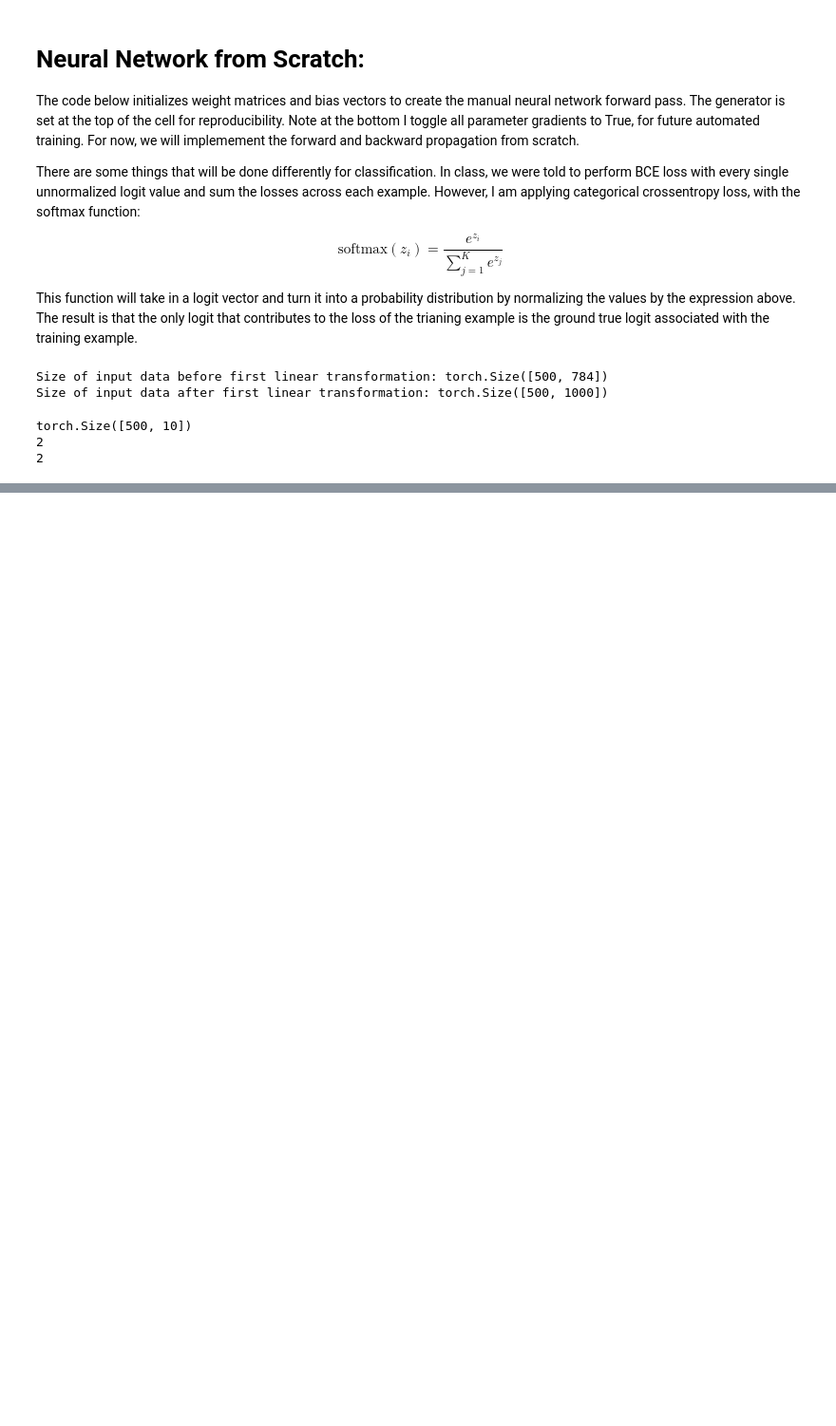
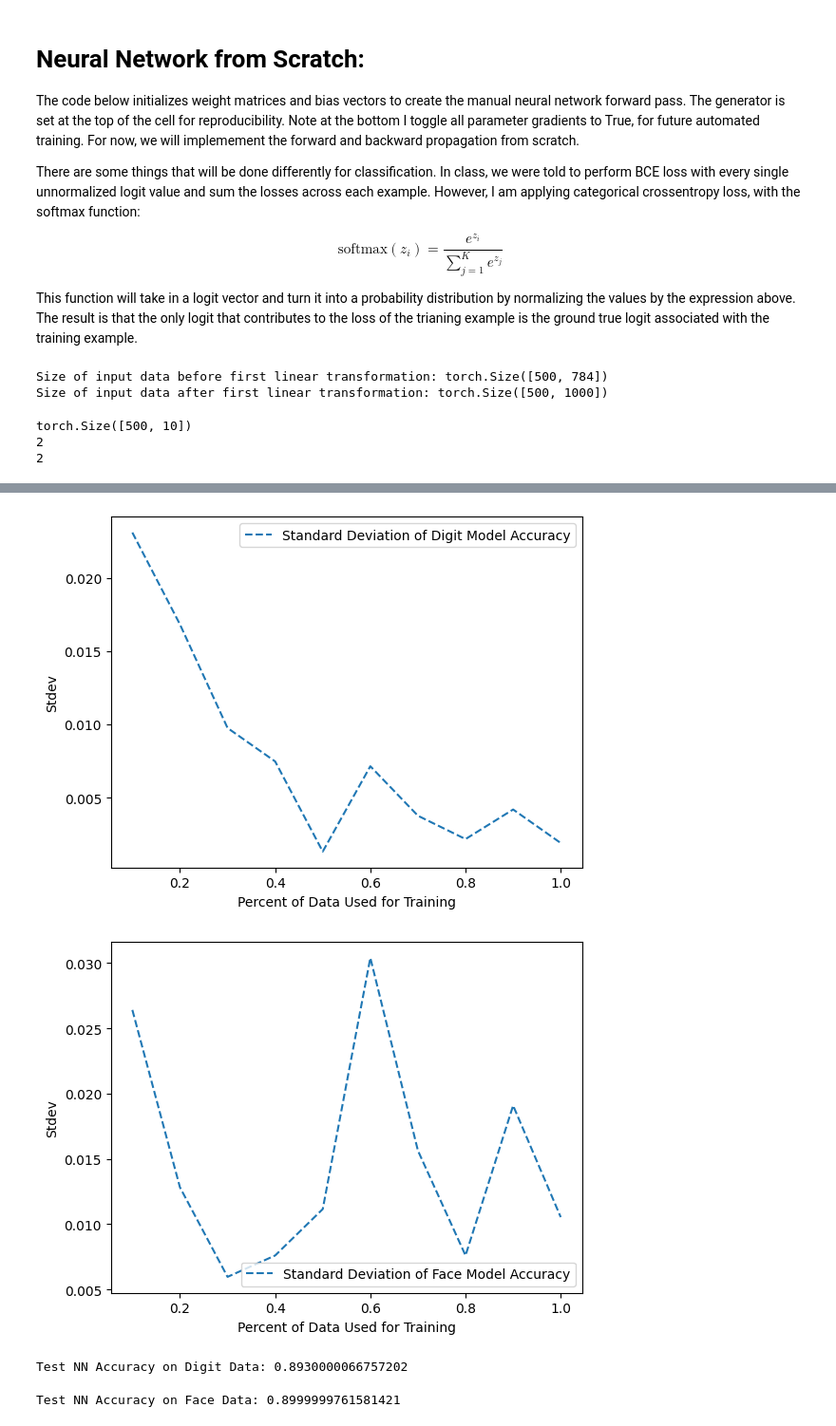
Before and after one commit to Prabhat-Shastri/FinalProjectCS440, a Jupyter notebook: project.ipynb, the cells around one changed output, grey strips where cells are left out. Shown at 95% size. Saved outputs shown, nothing was run; the diff lists cells and outputs as text; code cells hidden in the pictures; blank space fills up the shorter version.

```diff
--- a/project.ipynb
+++ b/project.ipynb
@@ -208,0 +350,15 @@ train_model(param_list, learning_rate, eps, X_train, y_train, losses, percent, b
+# %%
+plt.plot(percents, model_accuracy_stdev_digit, '--', label="Standard Deviation of Digit Model Accuracy")
+plt.xlabel("Percent of Data Used for Training")
+plt.ylabel("Stdev")
+plt.legend()
+plt.show()
+
+plt.plot(percents, model_accuracy_stdev_face, '--', label="Standard Deviation of Face Model Accuracy")
+plt.xlabel("Percent of Data Used for Training")
+plt.ylabel("Stdev")
+plt.legend()
+plt.show()
+# %% [output]
+[figure, added]
+[figure, added]
@@ -208,0 +467,7 @@ train_model(param_list, learning_rate, eps, X_train, y_train, losses, percent, b
+# %%
+l, a = eval_nn(test_NN, X_test, y_test)
+
+
+print(f"Test NN Accuracy on Digit Data: {a.item()}")
+# %% [output]
+Test NN Accuracy on Digit Data: 0.8930000066757202
@@ -208,0 +479,7 @@ train_model(param_list, learning_rate, eps, X_train, y_train, losses, percent, b
+# %%
+l, a = eval_nn(test_NN_Face, X_test_face, y_test_face)
+
+
+print(f"Test NN Accuracy on Face Data: {a.item()}")
+# %% [output]
+Test NN Accuracy on Face Data: 0.8999999761581421
```
Also changed, not shown: parts of 22 cells of this notebook, 1 other file.
